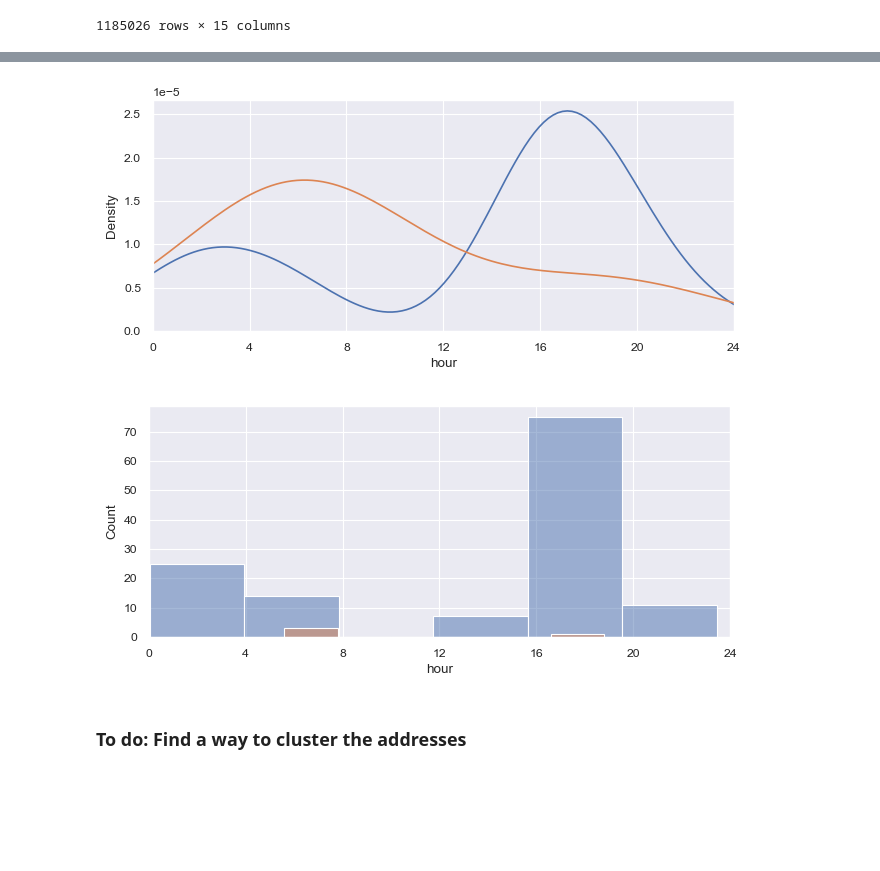
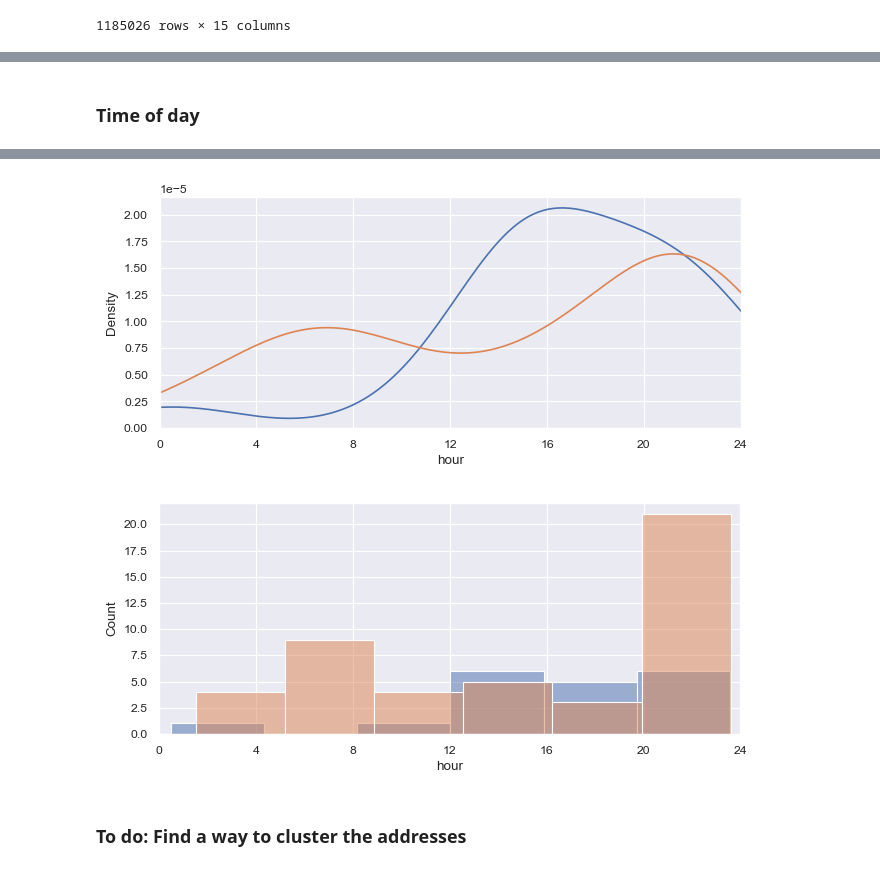
Before and after one commit to dariothuerkauf/address-clustering, a Jupyter notebook: python/node-embedding.ipynb, the cells around one changed output, grey strips where cells are left out. Saved outputs shown, nothing was run; the diff lists cells and outputs as text; code cells hidden in the pictures; blank space fills up the shorter version.

```diff
--- a/python/node-embedding.ipynb
+++ b/python/node-embedding.ipynb
@@ -244,3 +303,5 @@ ens
+# %% [markdown]
+### Time of day
 # %%
-show_patterns(all_transfers_df, ['0x1a26db1b2baf0b23f18e19375e8fdc159feb707e','0x33321e44c2861033fb80ad04f93e4ccd25f2beef'], hour_bins=6, show_kde=True)
+show_patterns(all_transfers_df, ['0x85e5472752a6f00775faca4d5179bde1081571b0','0xbf886e3069d0dfd64e384c93da322f775faa8876'], hour_bins=6, show_kde=True)
 # %% [output]
@@ -249,5 +310,5 @@ show_patterns(all_transfers_df, ['0x1a26db1b2baf0b23f18e19375e8fdc159feb707e','0
-[figure, old version]
+[figure, new version]
-[figure, old version]
+[figure, new version]
 # %% [markdown]
 ### To do: Find a way to cluster the addresses
 # %%
```
Also changed, not shown: parts of 12 cells of this notebook, 2 other files.
